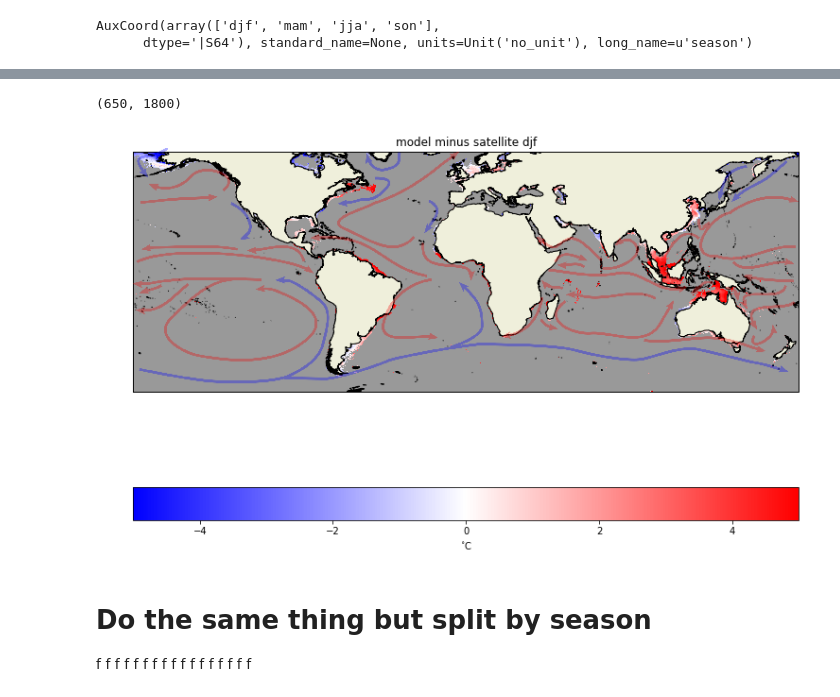
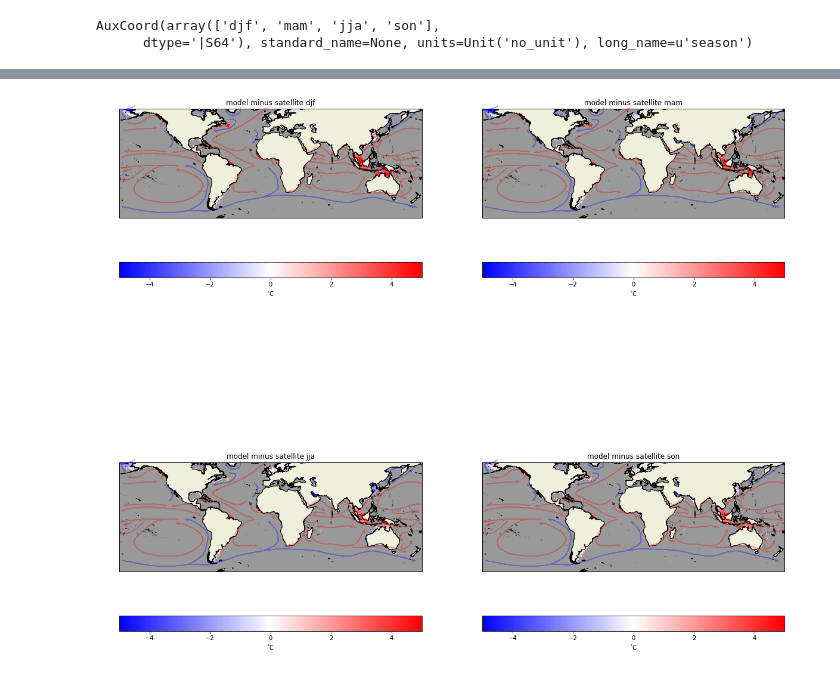
Before and after one commit to PaulHalloran/Jupiter_notebooks_halloran, a Jupyter notebook: ecmwf_era5_s2p3_global.ipynb, the cells around one changed output, grey strips where cells are left out. Drawn from its saved outputs; the diff is of its cells as text; code cells hidden in the pictures.

```diff
--- a/ecmwf_era5_s2p3_global.ipynb
+++ b/ecmwf_era5_s2p3_global.ipynb
@@ -121,10 +119,6 @@ land_10m = cfeature.NaturalEarthFeature('physical', 'land', '10m',
 ocean_50m = cfeature.NaturalEarthFeature('physical', 'ocean', '50m',
                                         edgecolor='red',
                                         facecolor=cfeature.COLORS['land'])
-# %%
-np.shape(obs_data[0,:,:])
-# %% [output]
-(650, 1800)
 # %%
 
 
@@ -220,55 +214,34 @@ for i,season in enumerate(seasons):
     # ax3 = fig.add_subplot(1, 1, 1, projection=ccrs.PlateCarree())
 
     # ax3.contour(lon_bathy, lat_bathy,bathy_data,5,colors = 'k')
     # fig.patch.set_facecolor('grey')
 
     cmap = matplotlib.cm.bwr
     cmap.set_bad((0.6, 0.6, 0.6, 0.6),1.)
 
     ax3.add_feature(land_10m, edgecolor='k')
 
     p3 = ax3.pcolormesh(lon_obs, lat_model,model_data[0,:,:] - obs_data[0,:,:],
                     transform=ccrs.PlateCarree(),vmin=-5,vmax=5,
                     cmap=cmap)
     cbar = plt.colorbar(p3,orientation='horizontal')
     cbar.set_label('$^{\circ}$C')
 
 
     ax3.title.set_text('model minus satellite '+season)
     im = plt.imread('/Users/ph290/ocean_currents2.png')
     #     newax = fig.add_axes([0.0, 0.0, 1.0, 1.0], anchor='NE', zorder=1)
     #     newax = fig.add_axes([0.0, 0.0, 1.0, 1.0], zorder=1)
     newax = fig.add_subplot(2, 2, i+1, zorder=1)
-    plt.subplots_adjust(bottom = 0.0,top=0.1)
+#     plt.subplots_adjust(bottom = 0.0,top=0.1)
+#     plt.subplots_adjust(bottom=0.0, left=0.1,right=0.9, top=0.8)
     newax.imshow(im)
     newax.axis('off')
 
-plt.tight_layout()
+# plt.tight_layout()
 
 plt.savefig('/Users/ph290/Documents/HalloranSync/documents/papers_in_prep/s2p3v2/figures/global_sst_validation_cci.png')
 
 plt.show()
 # %% [output]
-[figure, old version]
+[figure, new version]
-# %% [markdown]
-# Do the same thing but split by season
-
-
-
-f
-f
-f
-f
-f
-f
-f
-f
-f
-f
-f
-f
-f
-f
-f
-f
-f
```
Also changed, not shown: parts of 13 cells of this notebook, 8 other files.
